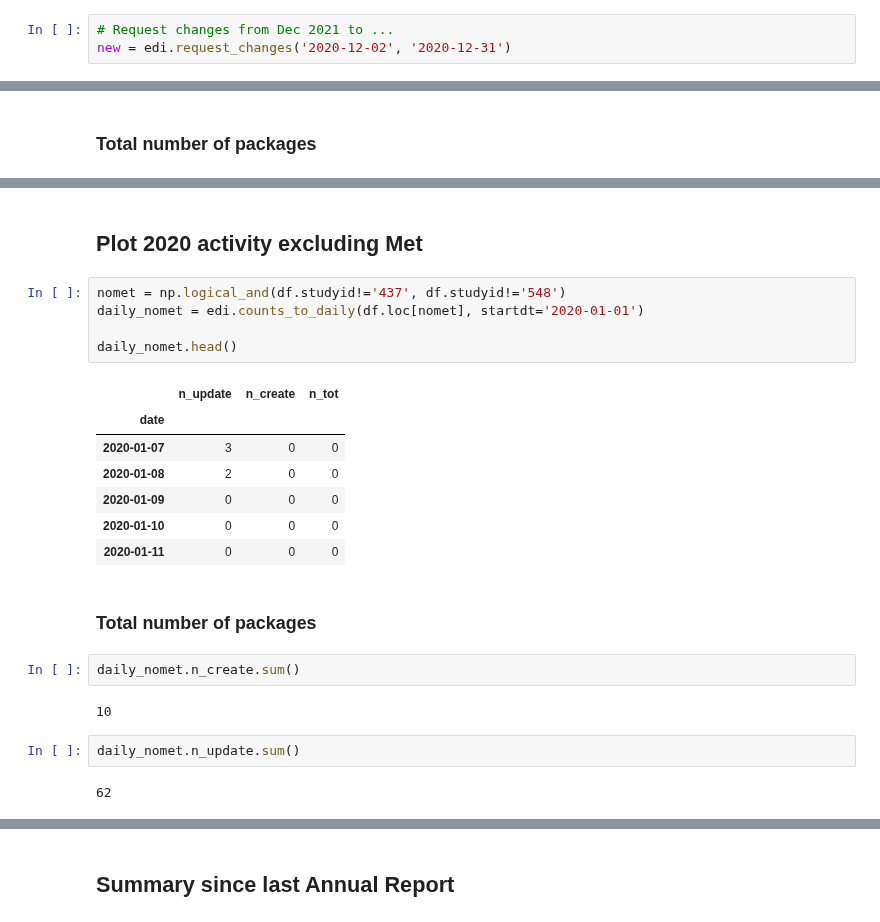
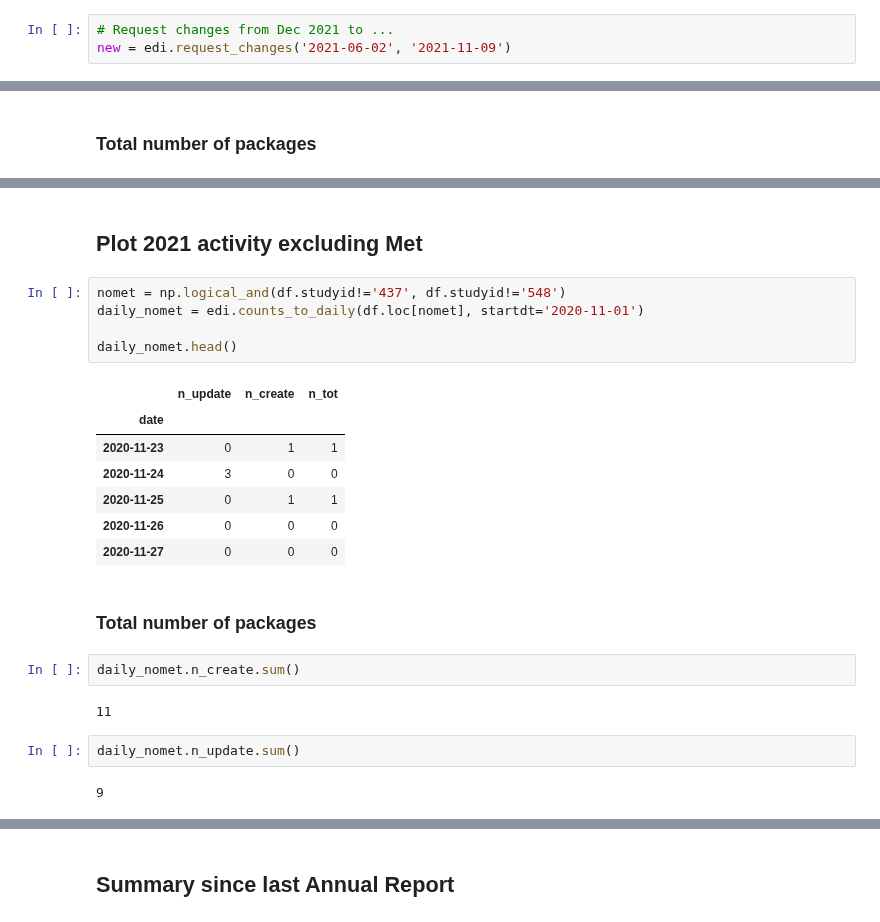
Before and after one commit to jornada-im/diagnostics, a Jupyter notebook: JRN-EDI-diagnostics-ANNRPT.ipynb, the cells around one changed output, grey strips where cells are left out. Drawn from its saved outputs; the diff is of its cells as text.

```diff
--- a/JRN-EDI-diagnostics-ANNRPT.ipynb
+++ b/JRN-EDI-diagnostics-ANNRPT.ipynb
@@ -6,5 +6,5 @@ import pandas as pd
 import numpy as np
 # %%
 # Request changes from Dec 2021 to ...
-new = edi.request_changes('2020-12-02', '2020-12-31')
+new = edi.request_changes('2021-06-02', '2021-11-09')
 # %% [output]
@@ -113,28 +111,28 @@ daily.n_update.sum()
 # %% [markdown]
-## Plot 2020 activity excluding Met
+## Plot 2021 activity excluding Met
 # %%
 nomet = np.logical_and(df.studyid!='437', df.studyid!='548')
-daily_nomet = edi.counts_to_daily(df.loc[nomet], startdt='2020-01-01')
+daily_nomet = edi.counts_to_daily(df.loc[nomet], startdt='2020-11-01')
 
 daily_nomet.head()
 # %% [output]
 |  | n_update | n_create | n_tot |
 | date |  |  |  |
-| 2020-01-07 | 3 | 0 | 0 |
-| 2020-01-08 | 2 | 0 | 0 |
-| 2020-01-09 | 0 | 0 | 0 |
-| 2020-01-10 | 0 | 0 | 0 |
-| 2020-01-11 | 0 | 0 | 0 |
+| 2020-11-23 | 0 | 1 | 1 |
+| 2020-11-24 | 3 | 0 | 0 |
+| 2020-11-25 | 0 | 1 | 1 |
+| 2020-11-26 | 0 | 0 | 0 |
+| 2020-11-27 | 0 | 0 | 0 |
 # %% [markdown]
 ### Total number of packages
 # %%
 daily_nomet.n_create.sum()
 # %% [output]
-10
+11
 # %%
 daily_nomet.n_update.sum()
 # %% [output]
-62
+9
 # %%
 # Recent plot:
 fig, ax = plt.subplots(nrows=2, ncols=1, figsize=(7, 7), sharex=True)
```
Also changed, not shown: parts of 11 cells of this notebook, 1 other file.
